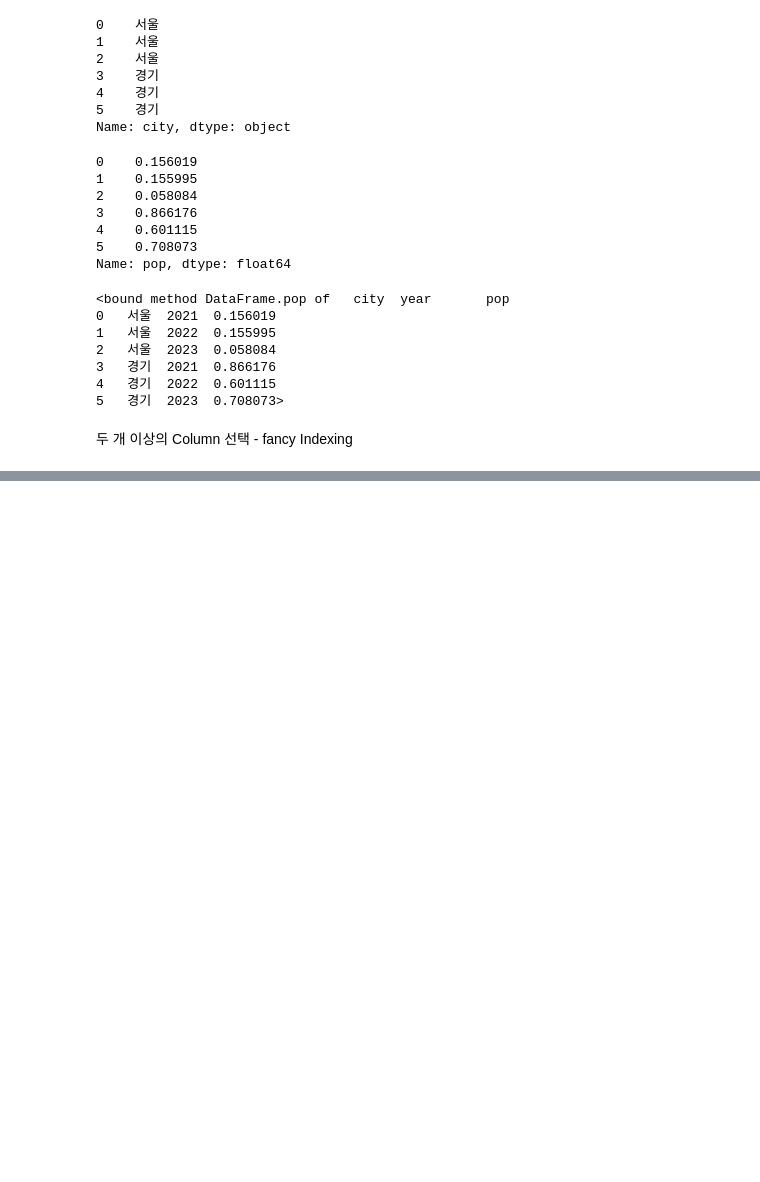
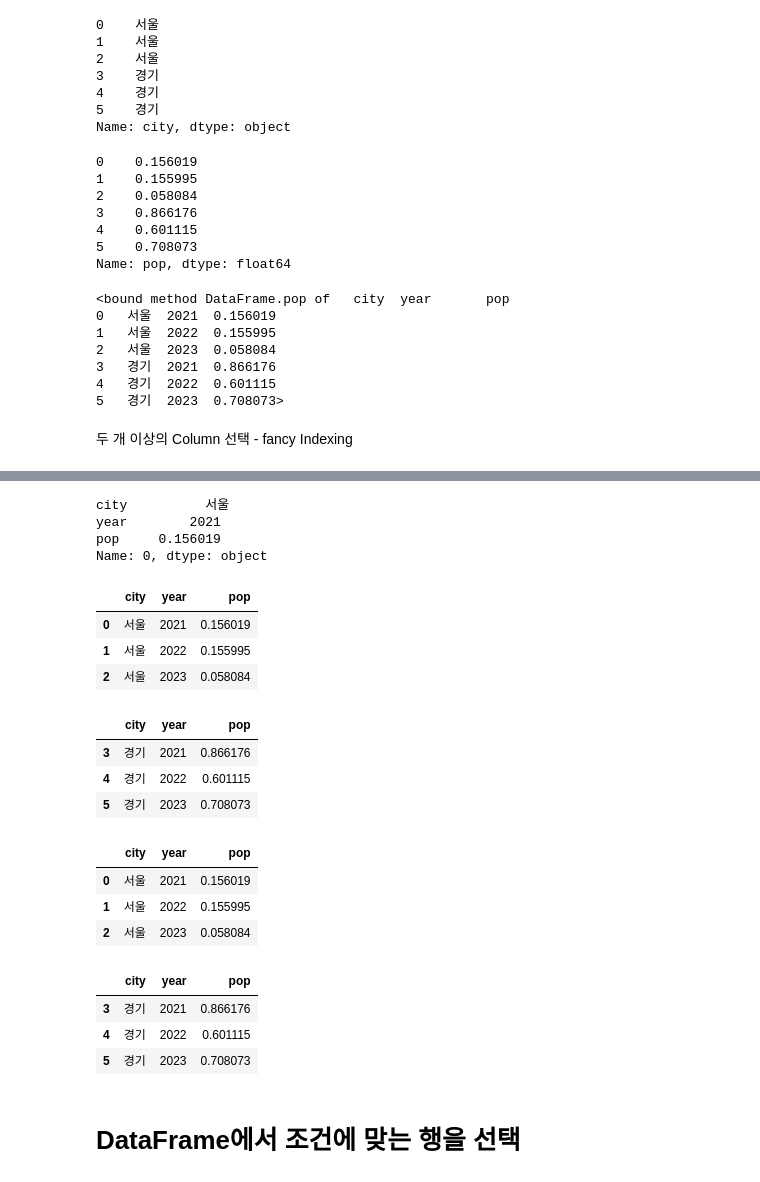
Before and after one commit to kim-dahun/python-study, a Jupyter notebook: py14_pandas.ipynb, the cells around one changed output, grey strips where cells are left out. Drawn from its saved outputs; the diff is of its cells as text; code cells hidden in the pictures; blank space fills up the shorter version.

```diff
--- a/py14_pandas.ipynb
+++ b/py14_pandas.ipynb
@@ -388,0 +456,39 @@ x[['city','pop']]
+# %%
+x.iloc[0] # DataFrame의 첫번째 행
+#> 행 1개를 선택 -> 결과 : Series
+# %% [output]
+city          서울
+year        2021
+pop     0.156019
+Name: 0, dtype: object
+# %%
+x.iloc[:3] # DataFrame에서 첫 3개 행 선택
+#> 2개 이상의 행을 선택 -> 결과 : DataFrame
+# %% [output]
+|  | city | year | pop |
+| 0 | 서울 | 2021 | 0.156019 |
+| 1 | 서울 | 2022 | 0.155995 |
+| 2 | 서울 | 2023 | 0.058084 |
+# %%
+x.iloc[-3:] # DataFrame에서 마지막 3개 행
+# %% [output]
+|  | city | year | pop |
+| 3 | 경기 | 2021 | 0.866176 |
+| 4 | 경기 | 2022 | 0.601115 |
+| 5 | 경기 | 2023 | 0.708073 |
+# %%
+x.head(n=3) # DataFrame에서 첫 3개 행을 선택하는 메서드. n의 기본값은 5
+# %% [output]
+|  | city | year | pop |
+| 0 | 서울 | 2021 | 0.156019 |
+| 1 | 서울 | 2022 | 0.155995 |
+| 2 | 서울 | 2023 | 0.058084 |
+# %%
+x.tail(n=3) # DataFrame에서 마지막 3개 행을 선택하는 메서드. n 기본값은 5
+# %% [output]
+|  | city | year | pop |
+| 3 | 경기 | 2021 | 0.866176 |
+| 4 | 경기 | 2022 | 0.601115 |
+| 5 | 경기 | 2023 | 0.708073 |
+# %% [markdown]
+# DataFrame에서 조건에 맞는 행을 선택
```
Also changed, not shown: parts of 12 cells of this notebook.
